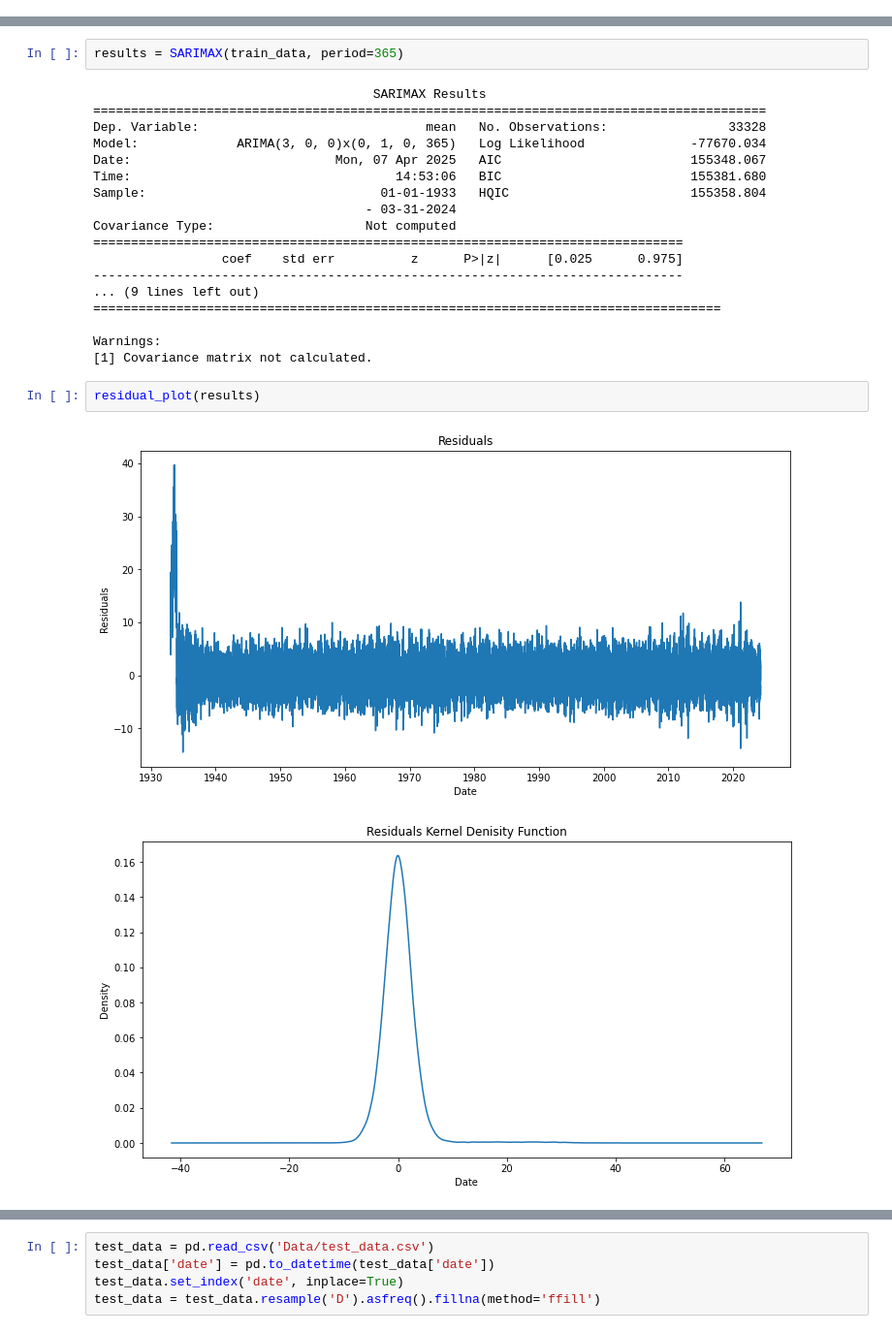
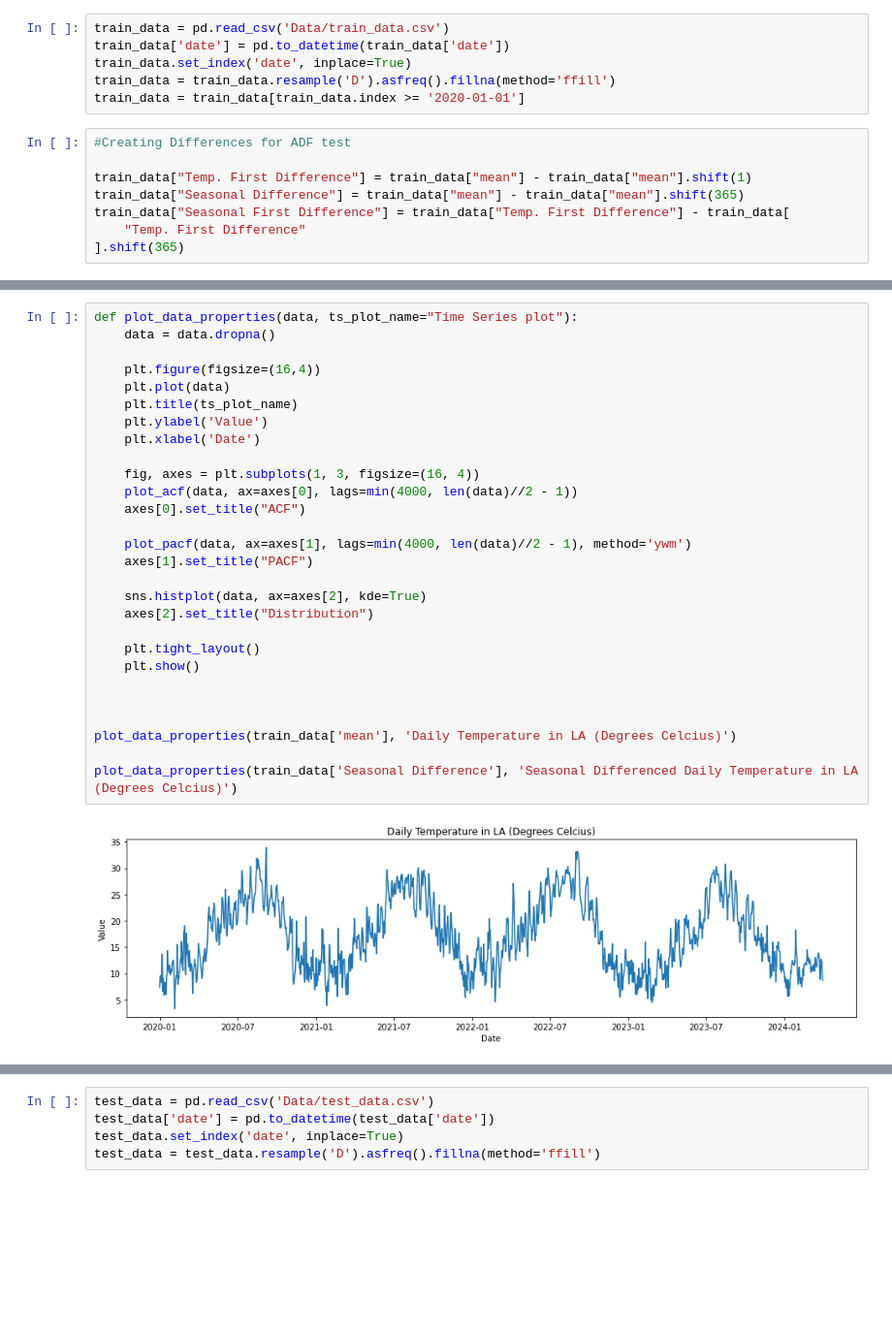
Before and after one commit to GianiRanzetti/Minerva---Weather-Derivatives, a Jupyter notebook: SARIMA.ipynb, the cells around one changed output, grey strips where cells are left out. Shown: that part at 97% size. Drawn from its saved outputs; the diff is of its cells as text; blank space fills up the shorter version.

```diff
--- a/SARIMA.ipynb
+++ b/SARIMA.ipynb
@@ -10 +25,15 @@ from statsmodels.graphics.tsaplots import plot_acf, plot_pacf
+# %%
+train_data = pd.read_csv('Data/train_data.csv')
+train_data['date'] = pd.to_datetime(train_data['date'])
+train_data.set_index('date', inplace=True)
+train_data = train_data.resample('D').asfreq().fillna(method='ffill')
+train_data = train_data[train_data.index >= '2020-01-01']
+# %%
+#Creating Differences for ADF test
+
+train_data["Temp. First Difference"] = train_data["mean"] - train_data["mean"].shift(1)
+train_data["Seasonal Difference"] = train_data["mean"] - train_data["mean"].shift(365)
+train_data["Seasonal First Difference"] = train_data["Temp. First Difference"] - train_data[
+    "Temp. First Difference"
+].shift(365)
 # %%
@@ -140,25 +88,30 @@ acf_pacf(train_data, lags= 365)
-# %%
-results = SARIMAX(train_data, period=365)
-# %% [output]
-                                     SARIMAX Results
-=========================================================================================
-Dep. Variable:                              mean   No. Observations:                33328
-Model:             ARIMA(3, 0, 0)x(0, 1, 0, 365)   Log Likelihood              -77670.034
-Date:                           Mon, 07 Apr 2025   AIC                         155348.067
-Time:                                   14:53:06   BIC                         155381.680
-Sample:                               01-01-1933   HQIC                        155358.804
-                                    - 03-31-2024
-Covariance Type:                    Not computed
-==============================================================================
-                 coef    std err          z      P>|z|      [0.025      0.975]
-------------------------------------------------------------------------------
-... (9 lines left out)
-===================================================================================
-
-Warnings:
-[1] Covariance matrix not calculated.
-# %%
-residual_plot(results)
-# %% [output]
-[figure, removed]
-[figure, removed]
+# %%
+def plot_data_properties(data, ts_plot_name="Time Series plot"):
+    data = data.dropna()
+
+    plt.figure(figsize=(16,4))
+    plt.plot(data)
+    plt.title(ts_plot_name)
+    plt.ylabel('Value')
+    plt.xlabel('Date')
+
+    fig, axes = plt.subplots(1, 3, figsize=(16, 4))
+    plot_acf(data, ax=axes[0], lags=min(4000, len(data)//2 - 1))
+    axes[0].set_title("ACF")
+
+    plot_pacf(data, ax=axes[1], lags=min(4000, len(data)//2 - 1), method='ywm')
+    axes[1].set_title("PACF")
+
+    sns.histplot(data, ax=axes[2], kde=True)
+    axes[2].set_title("Distribution")
+
+    plt.tight_layout()
+    plt.show()
+
+
+
+plot_data_properties(train_data['mean'], 'Daily Temperature in LA (Degrees Celcius)')
+
+plot_data_properties(train_data['Seasonal Difference'], 'Seasonal Differenced Daily Temperature in LA (Degrees Celcius)')
+# %% [output]
+[figure, added]
```
Also changed, not shown: parts of 39 cells of this notebook, 10 other files.
